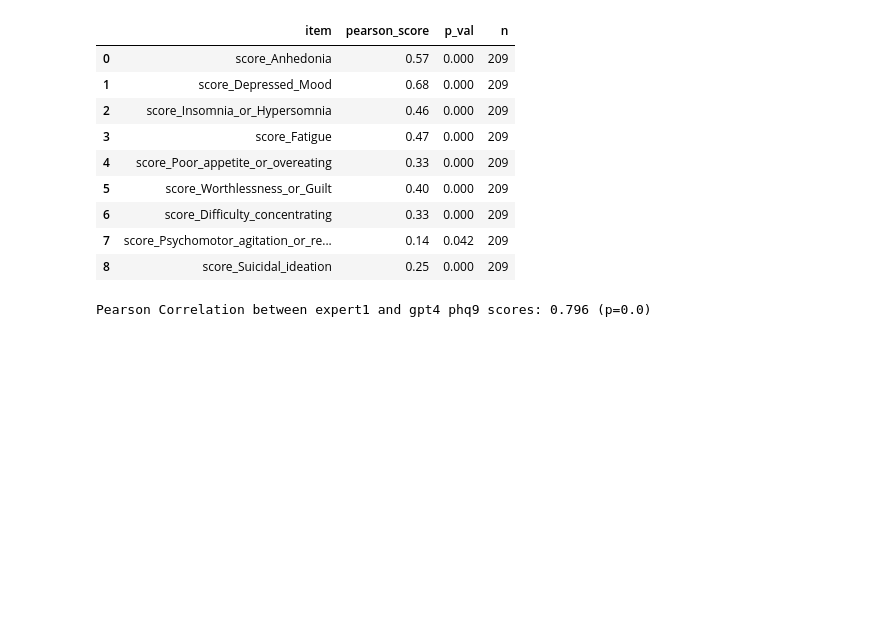
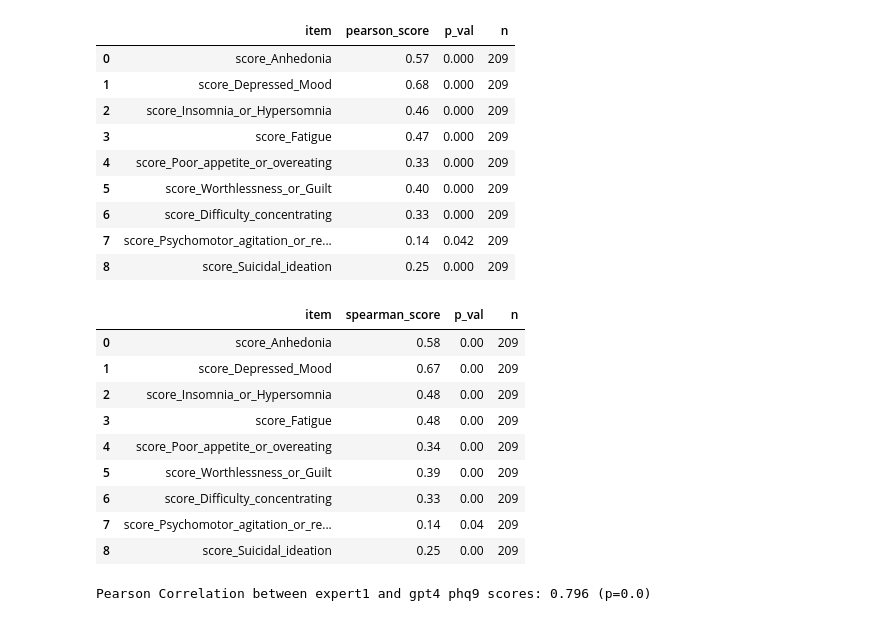
Before and after one commit to adithya8/gpt4-depression-schema, a Jupyter notebook: analysis/gpt5_item_analysis.ipynb, the cells around one changed output. Saved outputs shown, nothing was run; the diff lists cells and outputs as text; code cells hidden in the pictures; blank space fills up the shorter version.

```diff
--- a/analysis/gpt5_item_analysis.ipynb
+++ b/analysis/gpt5_item_analysis.ipynb
@@ -151,6 +148,30 @@ pd.DataFrame(gpt5_self_report_item_corr, columns=['item', 'pearson_score', 'p_va
 | 6 | score_Difficulty_concentrating | 0.33 | 0.000 | 209 |
 | 7 | score_Psychomotor_agitation_or_re... | 0.14 | 0.042 | 209 |
 | 8 | score_Suicidal_ideation | 0.25 | 0.000 | 209 |
+# %%
+from scipy.stats import spearmanr
+
+# Correlate self-report with gpt5 only for expert annotated user_ids (Spearman)
+gpt5_self_report_item_spearman_corr = []
+for col_name in score_columns:
+    temp = pd.merge(self_report_df[['user_id', col_name]], gpt5_df[['user_id', col_name]], on='user_id', suffixes=('_self_report', '_gpt5'))
+    temp = temp[temp.isna().sum(1)==0]
+    temp = temp[temp.user_id.isin(expert1_df.user_id)]
+    self_report_scores, gpt5_scores = temp[col_name+'_self_report'], temp[col_name+'_gpt5']
+    spearman_score, p_val = spearmanr(self_report_scores, gpt5_scores)
+    gpt5_self_report_item_spearman_corr.append((col_name, round(spearman_score, 2), round(p_val, 3), len(self_report_scores)))
+pd.DataFrame(gpt5_self_report_item_spearman_corr, columns=['item', 'spearman_score', 'p_val', 'n'])
+# %% [output]
+|  | item | spearman_score | p_val | n |
+| 0 | score_Anhedonia | 0.58 | 0.00 | 209 |
+| 1 | score_Depressed_Mood | 0.67 | 0.00 | 209 |
+| 2 | score_Insomnia_or_Hypersomnia | 0.48 | 0.00 | 209 |
+| 3 | score_Fatigue | 0.48 | 0.00 | 209 |
+| 4 | score_Poor_appetite_or_overeating | 0.34 | 0.00 | 209 |
+| 5 | score_Worthlessness_or_Guilt | 0.39 | 0.00 | 209 |
+| 6 | score_Difficulty_concentrating | 0.33 | 0.00 | 209 |
+| 7 | score_Psychomotor_agitation_or_re... | 0.14 | 0.04 | 209 |
+| 8 | score_Suicidal_ideation | 0.25 | 0.00 | 209 |
 # %%
 # Correlate the phq9 scores between expert1 and gpt4
 gpt5_phq9 = gpt4_df[score_columns].sum(1)
```
Also changed, not shown: parts of 9 cells of this notebook, 14 other files.
